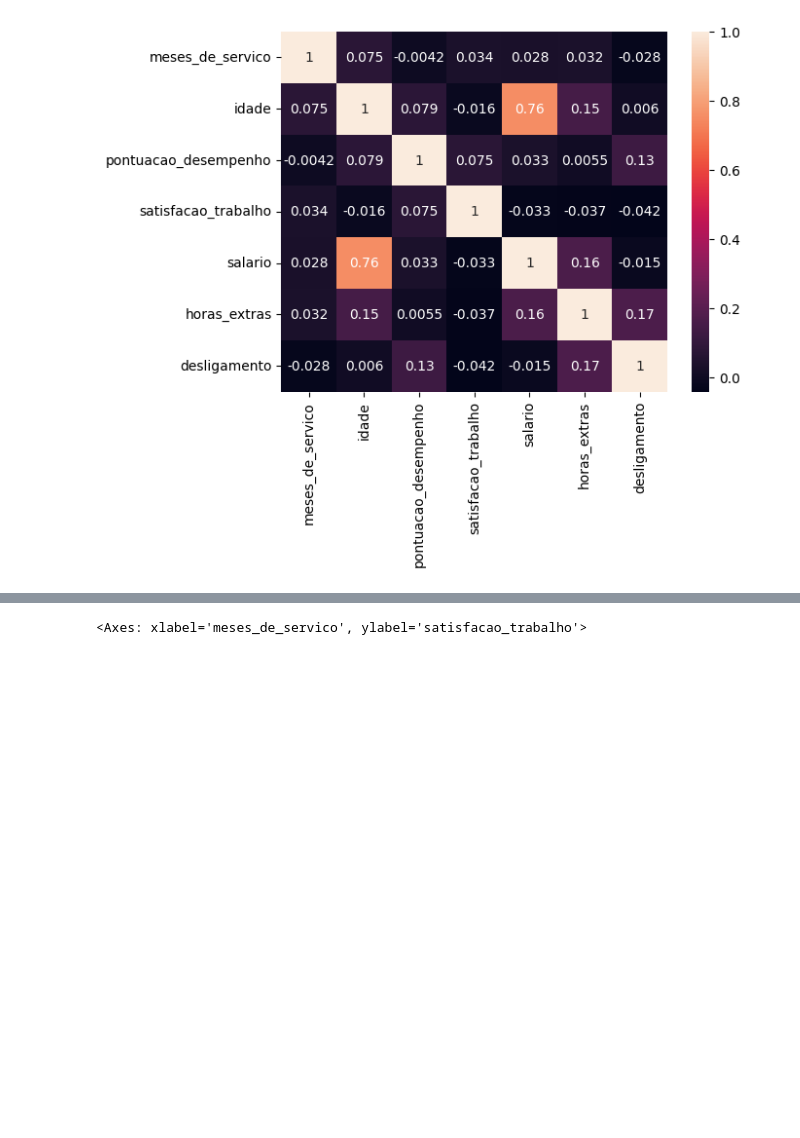
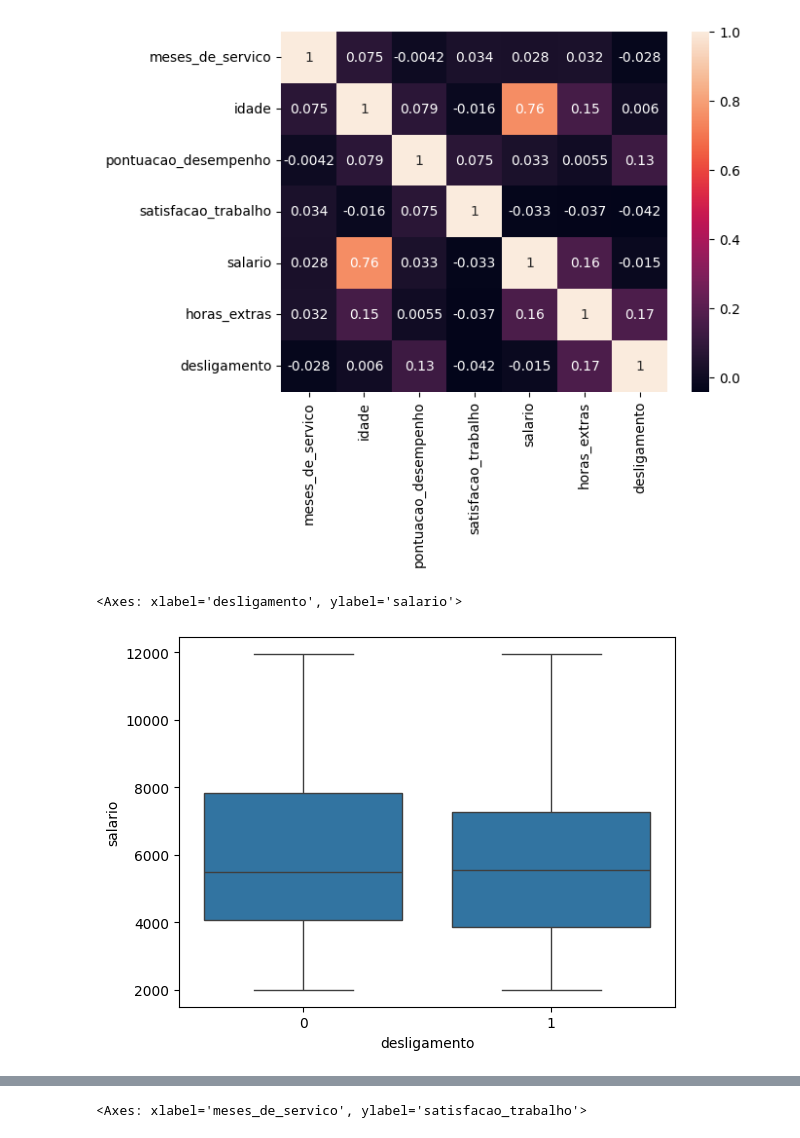
Before and after one commit to matheusmello-o/turnover-optmization, a Jupyter notebook: notebooks/01_data_exploration.ipynb, the cells around one changed output, grey strips where cells are left out. Saved outputs shown, nothing was run; the diff lists cells and outputs as text; code cells hidden in the pictures; blank space fills up the shorter version.

```diff
--- a/turnover.ipynb
+++ b/notebooks/01_data_exploration.ipynb
@@ -120,6 +137,13 @@ sns.heatmap(data = cperson, annot = True)
 # %% [output]
 <Axes: >
 [figure]
+# %%
+sns.boxplot(data = train_set,
+            x = 'desligamento',
+            y = 'salario')
+# %% [output]
+<Axes: xlabel='desligamento', ylabel='salario'>
+[figure, added]
 # %%
 sns.boxplot(data = train_set,
             x = 'nivel_cargo',
```
Also changed, not shown: parts of 12 cells of this notebook, 1 other file.
